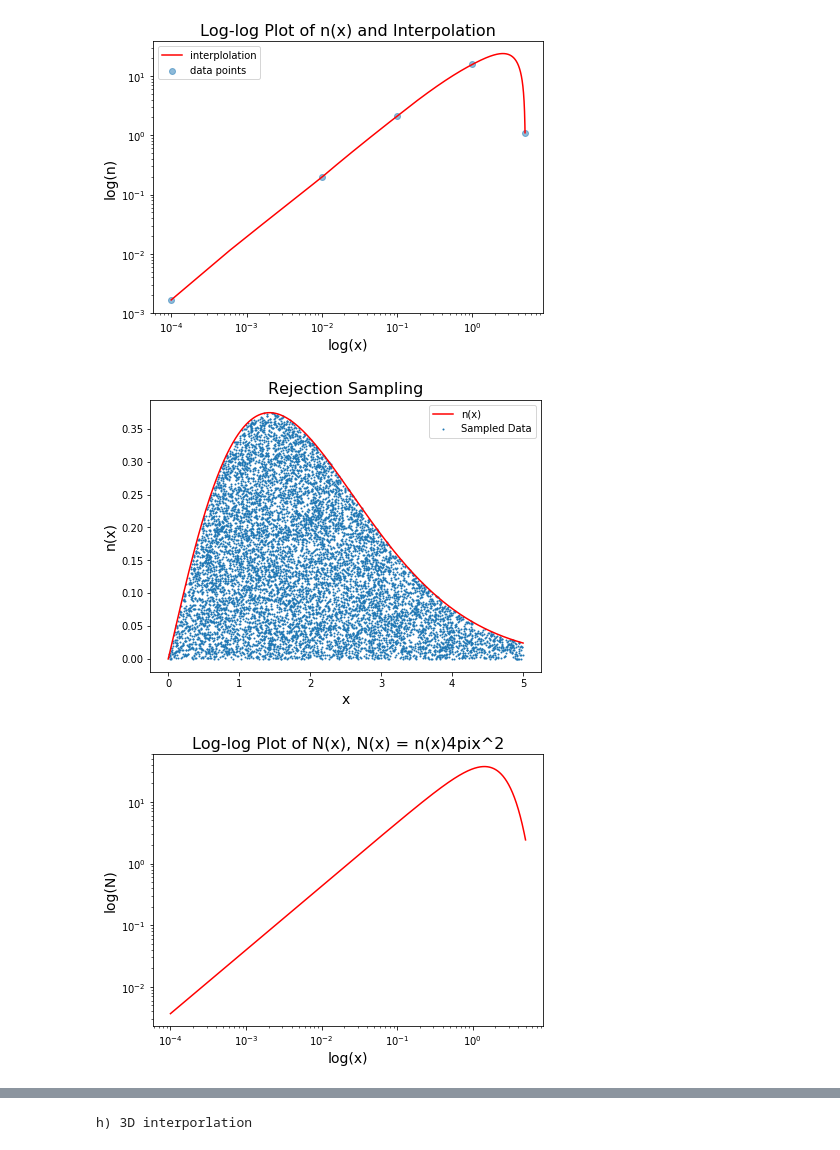
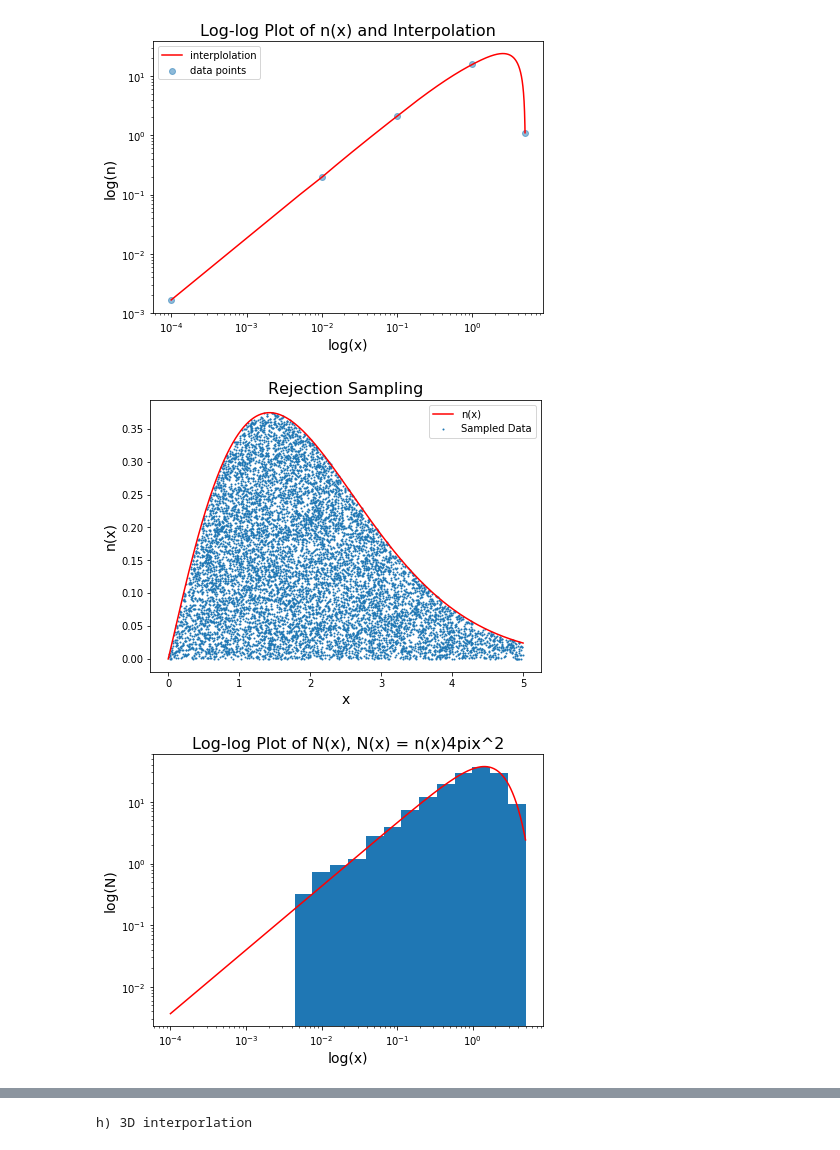
Before and after one commit to ruoyanwangdr/Numerical-Recipes-In-Astrophysics, a Jupyter notebook: Hand-in exercise 1/handin1.ipynb, the cells around one changed output, grey strips where cells are left out. Drawn from its saved outputs; the diff is of its cells as text; code cells hidden in the pictures.

Commit message:
Calculate average satellites and try bilinear for trilinear

```diff
--- a/Hand-in exercise 1/handin1.ipynb
+++ b/Hand-in exercise 1/handin1.ipynb
@@ -174,7 +174,7 @@ def midpoint(f, a, b, N):
     return output
 
 # Calculate A.
-A = 1/midpoint(n_1d,0,5,10000)
+A = 1/midpoint(n_1d,0,5,1000)
 print('A = '+str(A))
 print()
 
@@ -274,7 +274,7 @@ def cubic_spline(x, y, N):
     return xout[1:], yout[1:]
 
 # Perform interpolation.
-interp_density = cubic_spline(x_range, n_x, 10000)
+interp_density = cubic_spline(x_range, n_x, 1000)
 
 # Plot log-log of n(x) and its interplolation.
 print('Plot log-log of n(x), x=[1.e-4, 1.e-2, 1.e-1, 1, 5], and its interplolation.')
@@ -409,16 +409,6 @@ def N(x):
 def mean(array):
     return float(sum(array)) / len(array)
 
-# Plot log-log of N(x).
-plt.figure(figsize=(7,5))
-plt.title('Log-log Plot of N(x), N(x) = n(x)4pix^2', fontsize=16)
-plt.xlabel('log(x)', fontsize=14)
-plt.ylabel('log(N)', fontsize=14)
-plt.xscale('log') # log scale for x
-plt.yscale('log') # log scale for y
-#plt.scatter(np.arange(1.e-4, 5, 0.001), N(np.arange(1.e-4, 5, 0.001)), alpha=0.5)
-plt.plot(np.arange(1.e-4, 5, 0.001), N(np.arange(1.e-4, 5, 0.001)), 'r', label='N(x)')
-
 # Generate 1000 haloes.
 def multi_halo(n_halo):
     r_halo = []
@@ -435,35 +425,77 @@ def multi_halo(n_halo):
 
 one_thousand_haloes = multi_halo(1000)
 
+radii = np.concatenate(one_thousand_haloes[0])
+
+bin_radii = np.histogram(radii, bins=np.logspace(np.log10(1.e-4),np.log10(5.0), 21), weights=None)
+
+def average_number_of_satellites(bin_values, bins):
+    """
+    Calculate the average number of galaxies in each bin by dividing the sum of
+    satellites in the bins to get the mean. Since the bins are in logarithmic
+    space, the average number is then normalized back to the original scale by
+    dividing the bin width.
+
+    """
+
+    average_number = np.zeros(len(bin_values))
+
+    for idx, value in enumerate(bin_values):
+        normalized_average = (value/len(one_thousand_haloes[0])) / (bins[idx+1] - bins[idx])
+        average_number[idx] = (normalized_average)
+
+    return np.array(average_number)
+
+average_num_of_sat = average_number_of_satellites(bin_radii[0], bin_radii[1])
+
+log_spaced_x = np.logspace(np.log10(1.e-4), np.log10(5.0), 20)
+
+# Plot log-log of N(x).
+plt.figure(figsize=(7,5))
+plt.title('Log-log Plot of N(x), N(x) = n(x)4pix^2', fontsize=16)
+plt.xlabel('log(x)', fontsize=14)
+plt.ylabel('log(N)', fontsize=14)
+plt.xscale('log') # log scale for x
+plt.yscale('log') # log scale for y
+plt.plot(np.arange(1.e-4, 5, 0.001), N(np.arange(1.e-4, 5, 0.001)), 'r', label='N(x)')
+plt.hist(log_spaced_x, weights=average_num_of_sat, bins=np.logspace(np.log10(1.e-4), np.log10(5.0), 21))
+
 # Part f)
 print()
 print('f) Root-finding')
 print()
 
+
 # Choose root-finding method to be bisection.
-def bisection(xminus, xplus, Nmax, eps):
+def bisection(xminus, xplus, iterations, eps, root):
     """
-    [x-,x+]  ... bracket of the root
-    Nmax     ... max number of iterations
-    eps      ... floating-point relative accuracy
+    [x-,x+]     ... bracket of the root
+    iterations  ... max number of iterations
+    eps         ... floating-point relative accuracy
+    root        ... wanted y value of the input funtion
     """
-    for i in range(0,Nmax):
+    for i in range(0,iterations):
         x=(xminus+xplus)/2  # Mid point
-        #print("iteration %2d: x = %.12f and n(x) = %9.12f" % (i, x, N(x)))
-        if ((2*N(xplus))*(2*N(x)))>0:   # Root in other half
+        if N(x) > root:   # Root in other half
             xplus=x     # Change x+ to x
         else:
             xminus=x    # Change x- to x
-        if(xplus-xminus<eps):   # Converged?
+        if(xplus-xminus<eps):   # If converged
             print('root found with precision eps = ',eps)
             break
-        if i==Nmax-1:
-            print('root not found after Nmax iterations ')
-    print('iteration ends at round %2d: x = %.12f and n(x) = %9.12f' % (i, x, N(x)))
+        if i==iterations-1: # If not converged
+            print('root not found after Nmax iterations. ')
+        print('iteration ends at round %2d: x = %.12f and n(x) = %9.12f' % (i, x, N(x)))
+
     return x
 
-root=bisection(1.e-4, 5, 100, 1.e-6)
+# Range of x given as the input of the function.
+# Root wanted in this case is the half of maximum value of N(x).
+
+x_space = np.arange(1.e-4, 5, 0.001)
+root=bisection(1.e-4, 5, 100, 1.e-12, (max(N(x_space))/2))
 print('Root =',root)
+
 
 # Part g)
 print()
@@ -516,9 +548,9 @@ Output with (lambda,k) = (3,20):
 
 Median of radii of the largest galaxies for 1000 haloes = 4.765140877474343
 16th percentile of radii of the largest galaxies for 1000 haloes = 4.489107587795661
 84th percentile of radii of the largest galaxies for 1000 haloes = 4.934033539018359
 [figure]
 [figure]
 [figure]
 [figure]
-[figure, old version]
+[figure, new version]
```
Also changed, not shown: parts of 13 cells of this notebook.
